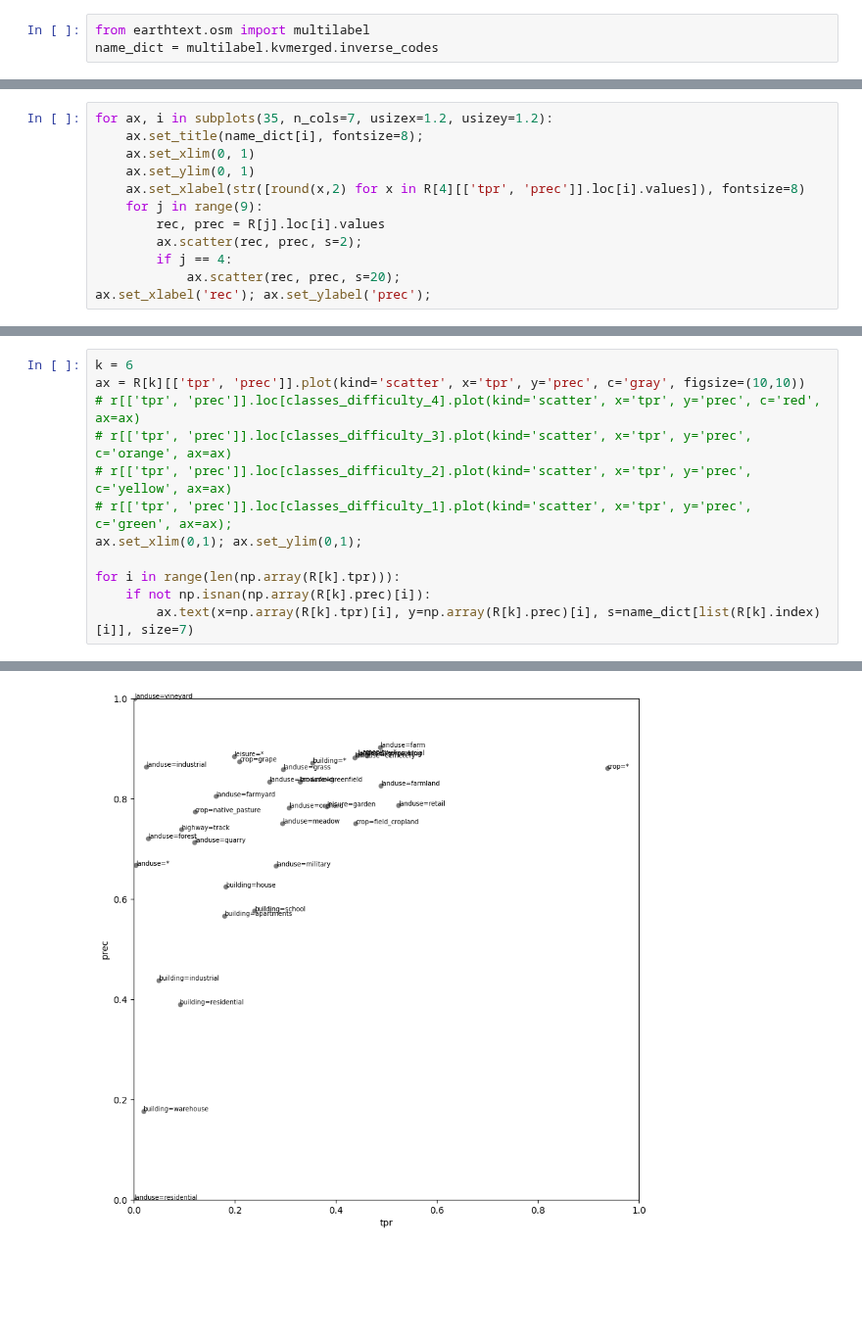
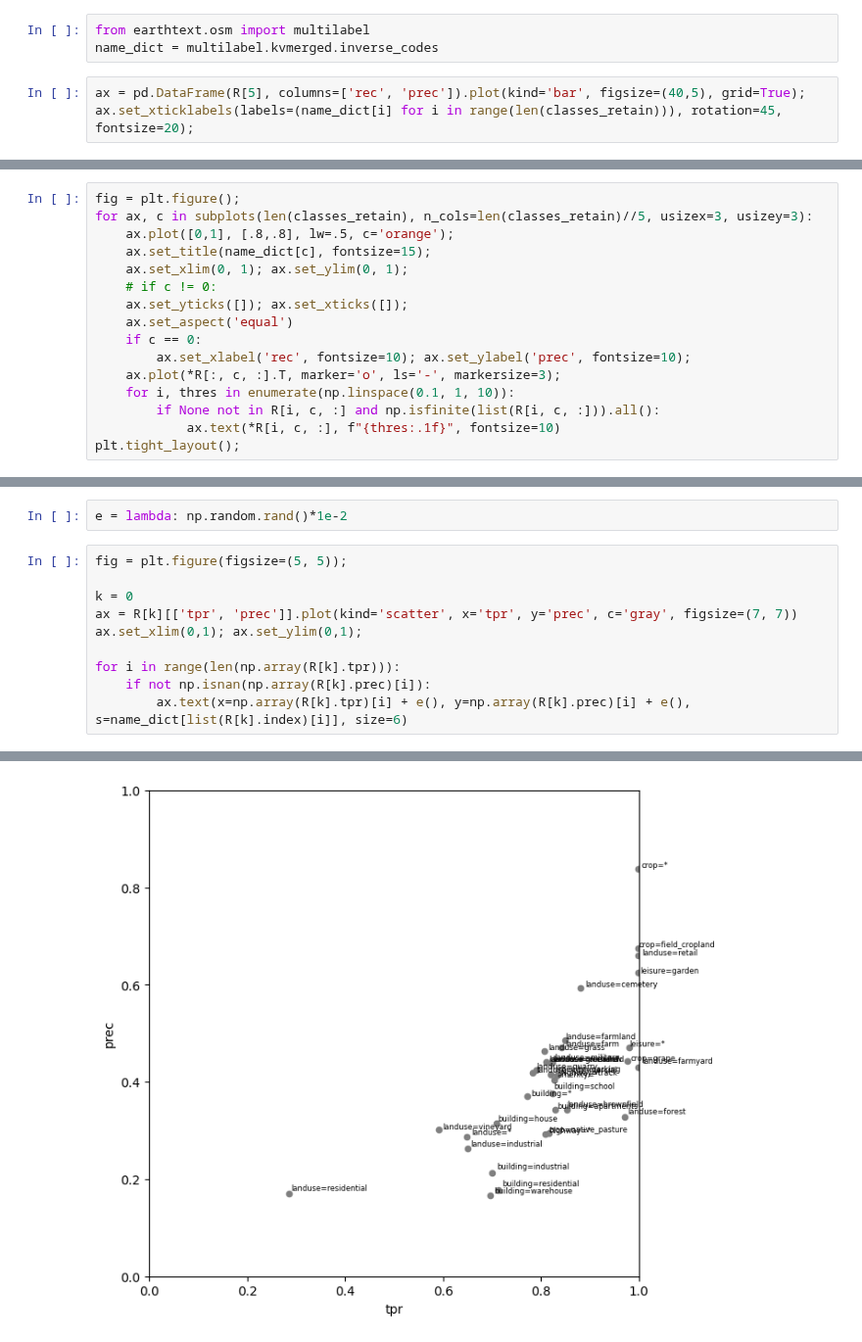
Before and after one commit to Clay-foundation/earth-text, a Jupyter notebook: notebooks/models/04 - multilabel classification.ipynb, the cells around one changed output, grey strips where cells are left out. Shown at 98% size. Cells and saved outputs as stored; diff of their text form; blank space fills up the shorter version.

```diff
--- a/notebooks/models/04 - multilabel classification.ipynb
+++ b/notebooks/models/04 - multilabel classification.ipynb
@@ -333,3 +380,6 @@ for thres in np.arange(.1, 1, .1):
 # %%
 from earthtext.osm import multilabel
 name_dict = multilabel.kvmerged.inverse_codes
+# %%
+ax = pd.DataFrame(R[5], columns=['rec', 'prec']).plot(kind='bar', figsize=(40,5), grid=True);
+ax.set_xticklabels(labels=(name_dict[i] for i in range(len(classes_retain))), rotation=45, fontsize=20);
@@ -336,13 +392,17 @@ name_dict = multilabel.kvmerged.inverse_codes
 # %%
-for ax, i in subplots(35, n_cols=7, usizex=1.2, usizey=1.2):
-    ax.set_title(name_dict[i], fontsize=8);
-    ax.set_xlim(0, 1)
-    ax.set_ylim(0, 1)
-    ax.set_xlabel(str([round(x,2) for x in R[4][['tpr', 'prec']].loc[i].values]), fontsize=8)
-    for j in range(9):
-        rec, prec = R[j].loc[i].values
-        ax.scatter(rec, prec, s=2);
-        if j == 4:
-            ax.scatter(rec, prec, s=20);
-ax.set_xlabel('rec'); ax.set_ylabel('prec');
+fig = plt.figure();
+for ax, c in subplots(len(classes_retain), n_cols=len(classes_retain)//5, usizex=3, usizey=3):
+    ax.plot([0,1], [.8,.8], lw=.5, c='orange');
+    ax.set_title(name_dict[c], fontsize=15);
+    ax.set_xlim(0, 1); ax.set_ylim(0, 1);
+    # if c != 0:
+    ax.set_yticks([]); ax.set_xticks([]);
+    ax.set_aspect('equal')
+    if c == 0:
+        ax.set_xlabel('rec', fontsize=10); ax.set_ylabel('prec', fontsize=10);
+    ax.plot(*R[:, c, :].T, marker='o', ls='-', markersize=3);
+    for i, thres in enumerate(np.linspace(0.1, 1, 10)):
+        if None not in R[i, c, :] and np.isfinite(list(R[i, c, :])).all():
+            ax.text(*R[i, c, :], f"{thres:.1f}", fontsize=10)
+plt.tight_layout();
 # %% [output]
@@ -357,13 +425,13 @@ ax.set_xticklabels(labels=(name_dict[i] for i in range(35)), rotation=45, fontsi
+# %%
+e = lambda: np.random.rand()*1e-2
 # %%
-k = 6
-ax = R[k][['tpr', 'prec']].plot(kind='scatter', x='tpr', y='prec', c='gray', figsize=(10,10))
-# r[['tpr', 'prec']].loc[classes_difficulty_4].plot(kind='scatter', x='tpr', y='prec', c='red', ax=ax)
-# r[['tpr', 'prec']].loc[classes_difficulty_3].plot(kind='scatter', x='tpr', y='prec', c='orange', ax=ax)
-# r[['tpr', 'prec']].loc[classes_difficulty_2].plot(kind='scatter', x='tpr', y='prec', c='yellow', ax=ax)
-# r[['tpr', 'prec']].loc[classes_difficulty_1].plot(kind='scatter', x='tpr', y='prec', c='green', ax=ax);
+fig = plt.figure(figsize=(5, 5));
+
+k = 0
+ax = R[k][['tpr', 'prec']].plot(kind='scatter', x='tpr', y='prec', c='gray', figsize=(7, 7))
 ax.set_xlim(0,1); ax.set_ylim(0,1);
 
 for i in range(len(np.array(R[k].tpr))):
     if not np.isnan(np.array(R[k].prec)[i]):
-        ax.text(x=np.array(R[k].tpr)[i], y=np.array(R[k].prec)[i], s=name_dict[list(R[k].index)[i]], size=7)
+        ax.text(x=np.array(R[k].tpr)[i] + e(), y=np.array(R[k].prec)[i] + e(), s=name_dict[list(R[k].index)[i]], size=6)
 # %% [output]
@@ -370 +439 @@ for i in range(len(np.array(R[k].tpr))):
-[figure, old version]
+[figure, new version]
```
Also changed, not shown: parts of 21 cells of this notebook.
